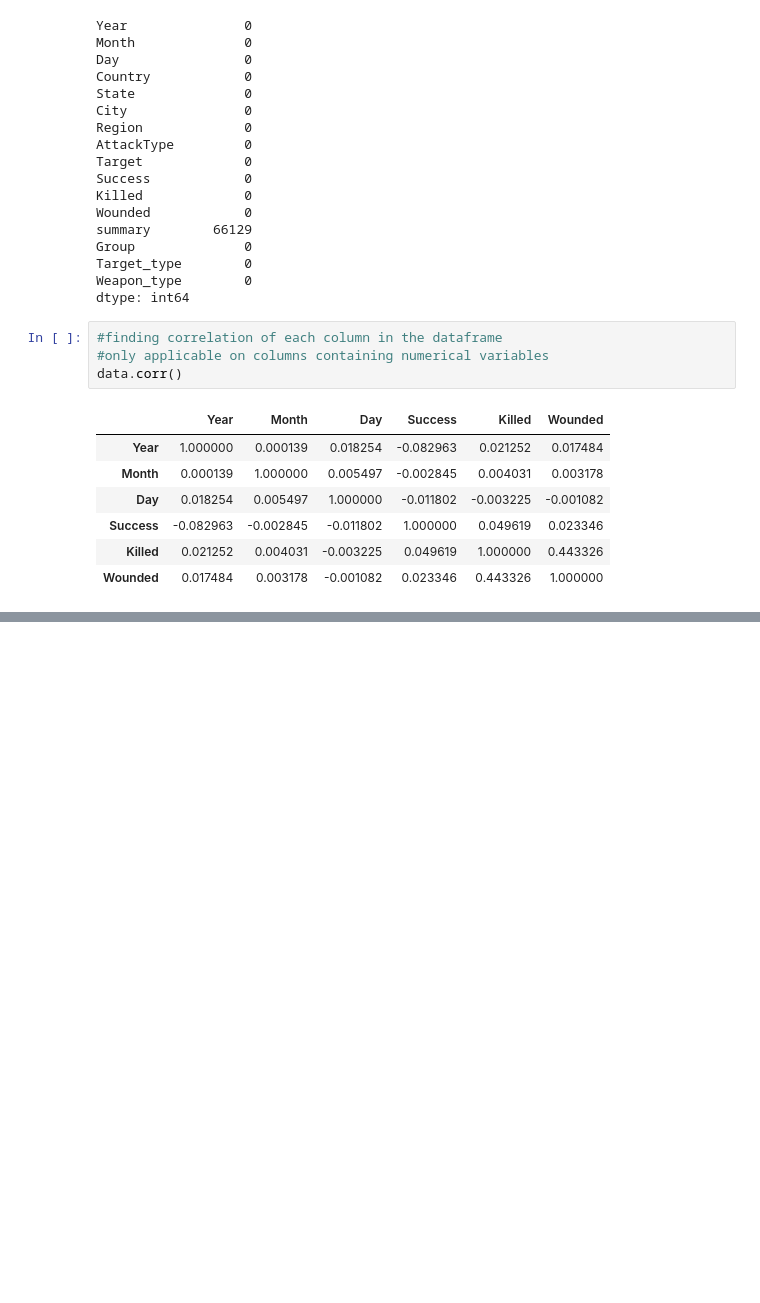
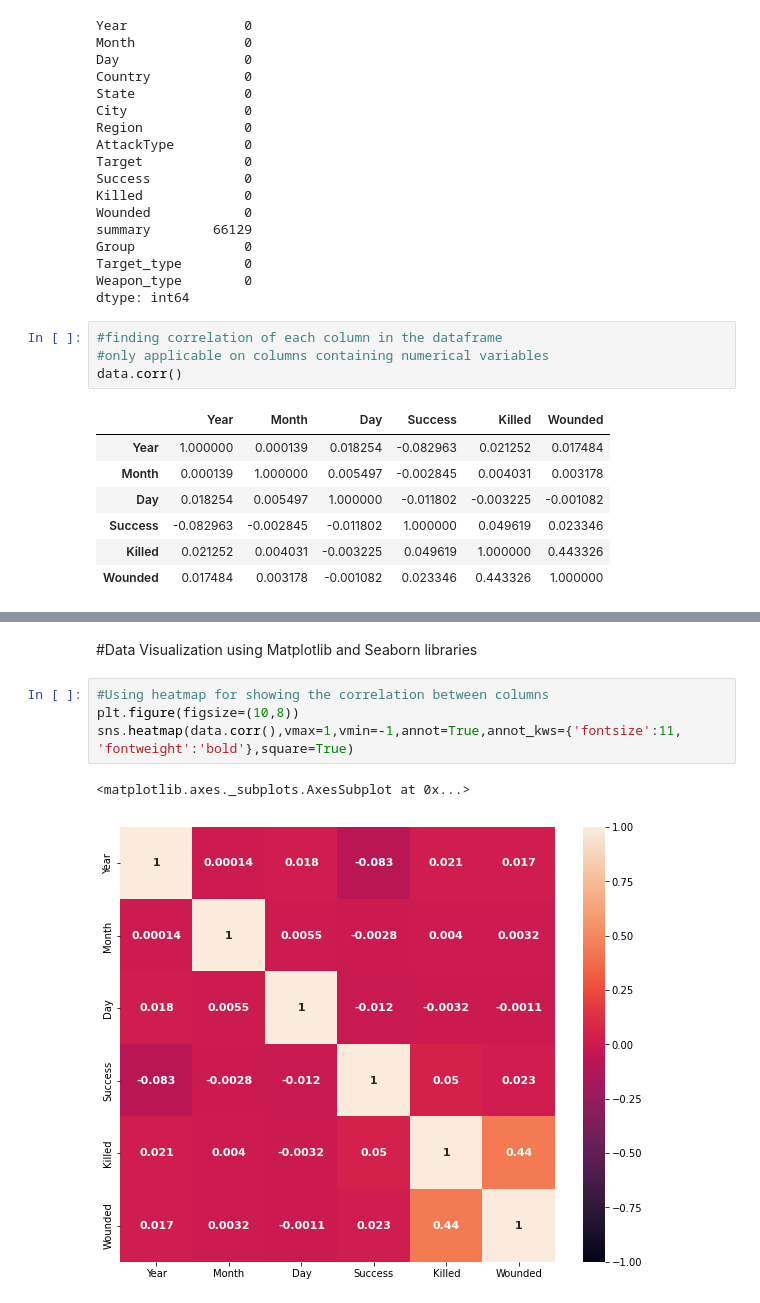
Before and after one commit to himanshukhasdev/Global-Terrorism-Analysis, a Jupyter notebook: Himanshu_Khasdev_Global_Terrorism_Analysis_Capstone_Project.ipynb, the cells around one changed output, grey strips where cells are left out. Cells and saved outputs as stored; diff of their text form; blank space fills up the shorter version.

```diff
--- a/Himanshu_Khasdev_Global_Terrorism_Analysis_Capstone_Project.ipynb
+++ b/Himanshu_Khasdev_Global_Terrorism_Analysis_Capstone_Project.ipynb
@@ -317,0 +334,9 @@ data.corr()
+# %% [markdown]
+#Data Visualization using Matplotlib and Seaborn libraries
+# %%
+#Using heatmap for showing the correlation between columns
+plt.figure(figsize=(10,8))
+sns.heatmap(data.corr(),vmax=1,vmin=-1,annot=True,annot_kws={'fontsize':11, 'fontweight':'bold'},square=True)
+# %% [output]
+<matplotlib.axes._subplots.AxesSubplot at 0x...>
+[figure, added]
```
Also changed, not shown: parts of 9 cells of this notebook.
